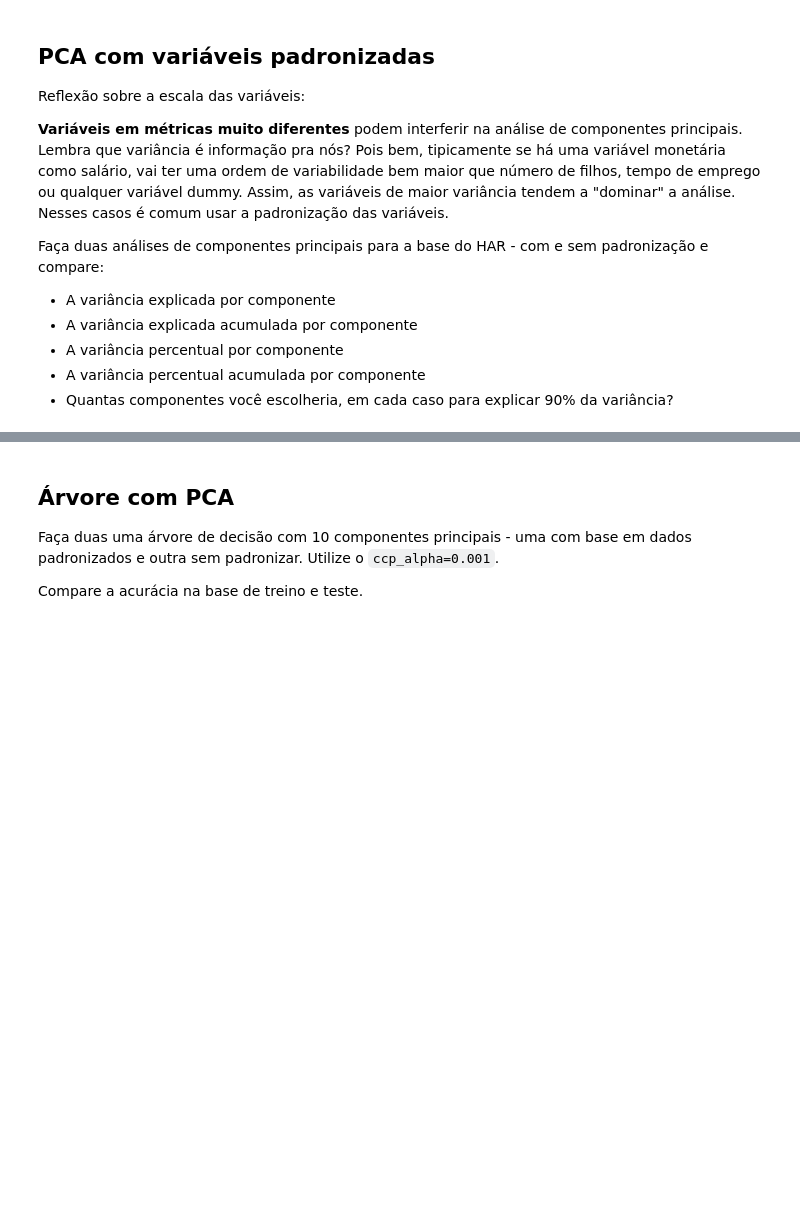
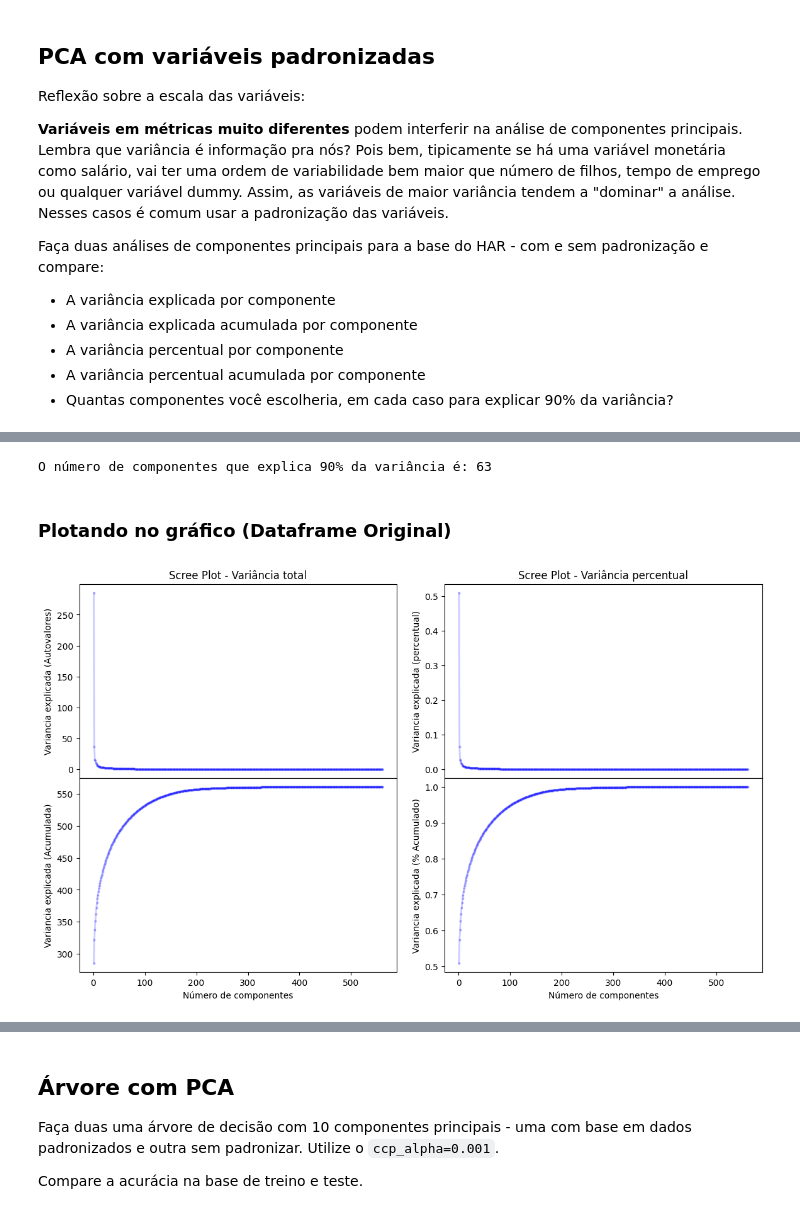
Before and after one commit to PedroHang/PCA-2, a Jupyter notebook: pca2.ipynb, the cells around one changed output, grey strips where cells are left out. Cells and saved outputs as stored; diff of their text form; code cells hidden in the pictures; blank space fills up the shorter version.

```diff
--- a/pca2.ipynb
+++ b/pca2.ipynb
@@ -57,0 +87,13 @@ X_train_pad.head()
+# %%
+pca = PCA()
+
+n_componentes = X_train.shape[1]
+
+princomp = pca.fit(X_train)
+
+componentes = princomp.transform(X_train)
+
+nomes_pca = ['CP'+str(x+1) for x in list(range(n_componentes))]
+
+principalDf = pd.DataFrame(data = componentes
+             , columns = nomes_pca)
@@ -57,0 +212,46 @@ X_train_pad.head()
+# %%
+
+index = np.argmax(princomp_pad.explained_variance_ratio_.cumsum() > 0.90)
+
+count = index + 1
+
+print(f"O número de componentes que explica 90% da variância é: {count}")
+# %% [output]
+O número de componentes que explica 90% da variância é: 63
+# %% [markdown]
+### Plotando no gráfico (Dataframe Original)
+# %%
+import matplotlib.pyplot as plt
+import seaborn as sns
+
+fig, ax = plt.subplots(2, 2, sharex=True, figsize=(14, 8))
+plt.subplots_adjust(hspace=0, wspace=.15)
+
+ampli_y1 = princomp.explained_variance_[0]
+
+num_componentes = np.arange(princomp.n_components_) + 1
+ax[0,0].plot(num_componentes, princomp.explained_variance_, 'o-', linewidth=2, color='blue', markersize=2, alpha=.2)
+ax[0,0].set_title('Scree Plot - Variância total')
+ax[0,0].set_xlabel('Número de componentes')
+ax[0,0].set_ylabel('Variancia explicada (Autovalores)')
+
+ax[1,0].plot(num_componentes, princomp.explained_variance_.cumsum(), 'o-', linewidth=2, color='blue', markersize=2, alpha=.2)
+ax[1,0].set_xlabel('Número de componentes')
+ax[1,0].set_ylabel('Variancia explicada (Acumulada)')
+
+
+ampli_y2 = princomp.explained_variance_ratio_[0]
+# ax[1].set_ylim(-ampli_y2*.05, ampli_y2*1.1)
+
+ax[0,1].plot(num_componentes, princomp.explained_variance_ratio_, 'o-', linewidth=2, color='blue', markersize=2, alpha=.2)
+ax[0,1].set_title('Scree Plot - Variância percentual')
+ax[0,1].set_xlabel('Número de componentes')
+ax[0,1].set_ylabel('Variancia explicada (percentual)')
+
+ax[1,1].plot(num_componentes, princomp.explained_variance_ratio_.cumsum(), 'o-', linewidth=2, color='blue', markersize=2, alpha=.2)
+ax[1,1].set_xlabel('Número de componentes')
+ax[1,1].set_ylabel('Variancia explicada (% Acumulado)')
+
+plt.show()
+# %% [output]
+[figure, added]
```
Also changed, not shown: parts of 32 cells of this notebook, 1 other file.
